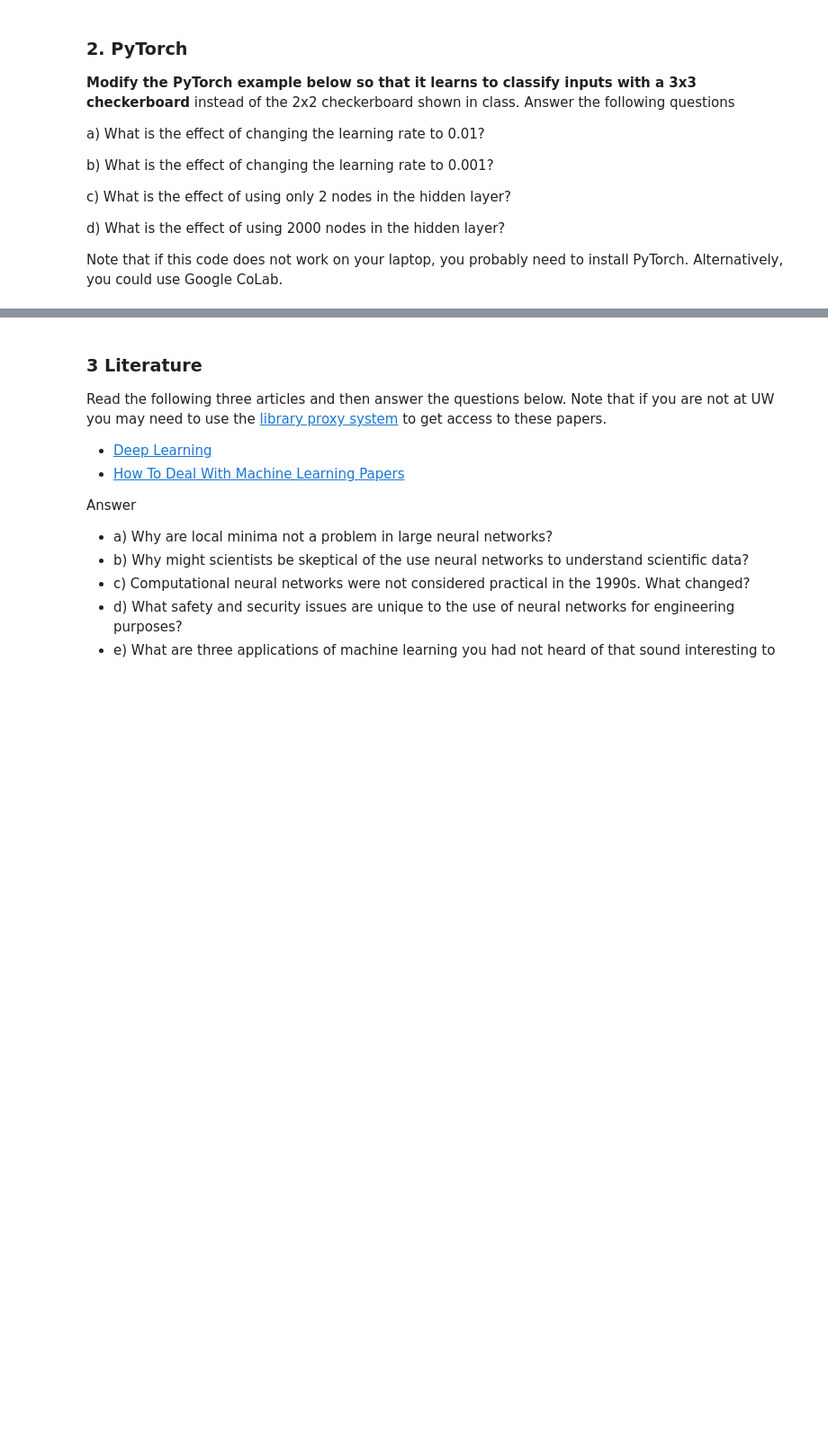
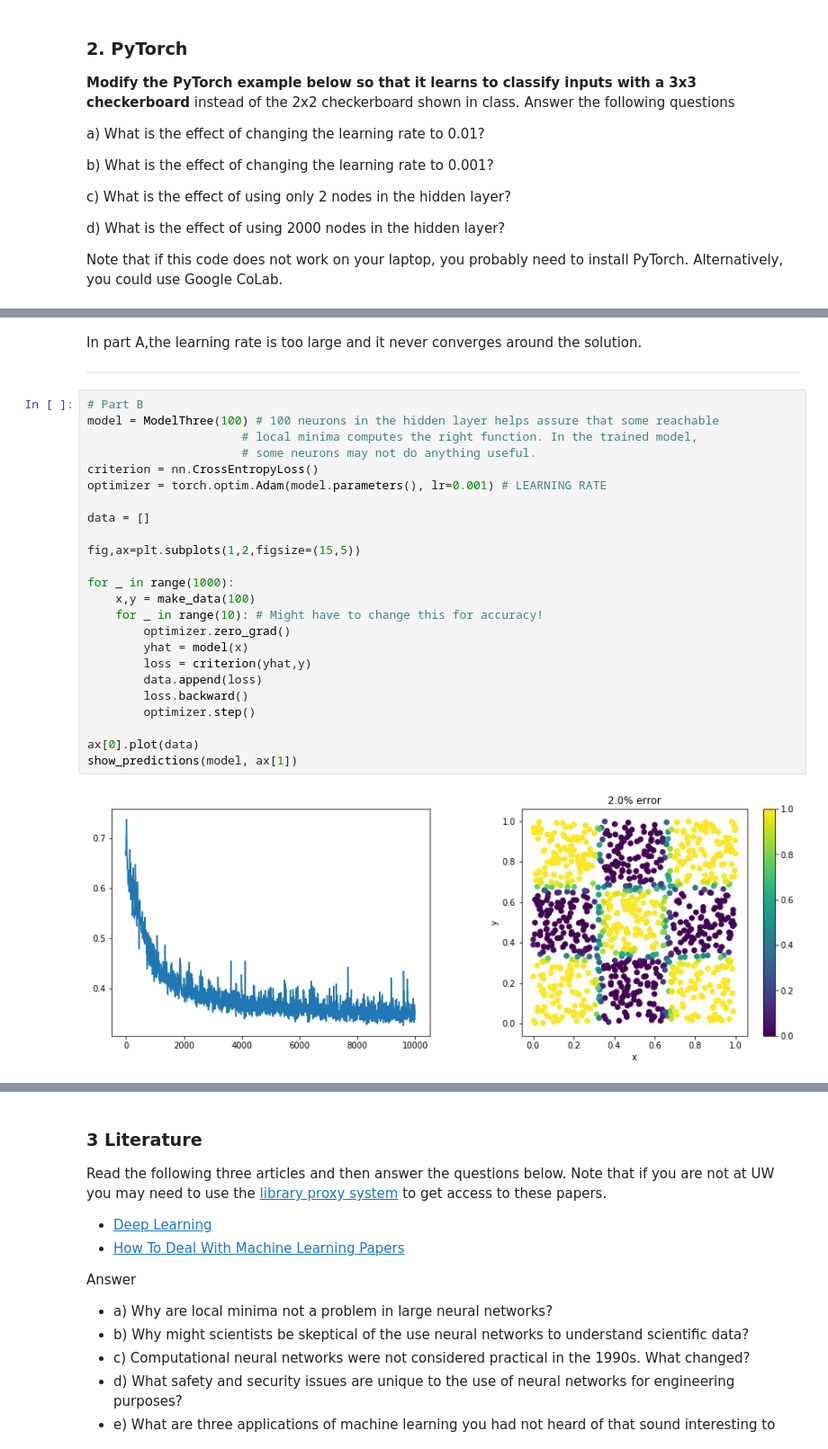
Before and after one commit to kegedy/EE502P, a Jupyter notebook: hw/kevin/HW09.ipynb, the cells around one changed output, grey strips where cells are left out. Shown at 90% size. Drawn from its saved outputs; the diff is of its cells as text; blank space fills up the shorter version.

```diff
--- a/hw/kevin/HW09.ipynb
+++ b/hw/kevin/HW09.ipynb
@@ -436,0 +229,30 @@ show_predictions(model, ax[1])
+# %% [markdown]
+In part A,the learning rate is too large and it never converges around the solution.
+
+<hr>
+# %%
+# Part B
+model = ModelThree(100) # 100 neurons in the hidden layer helps assure that some reachable
+                      # local minima computes the right function. In the trained model,
+                      # some neurons may not do anything useful.
+criterion = nn.CrossEntropyLoss()
+optimizer = torch.optim.Adam(model.parameters(), lr=0.001) # LEARNING RATE
+
+data = []
+
+fig,ax=plt.subplots(1,2,figsize=(15,5))
+
+for _ in range(1000):
+    x,y = make_data(100)
+    for _ in range(10): # Might have to change this for accuracy!
+        optimizer.zero_grad()
+        yhat = model(x)
+        loss = criterion(yhat,y)
+        data.append(loss)
+        loss.backward()
+        optimizer.step()
+
+ax[0].plot(data)
+show_predictions(model, ax[1])
+# %% [output]
+[figure, added]
```
Also changed, not shown: parts of 31 cells of this notebook.
